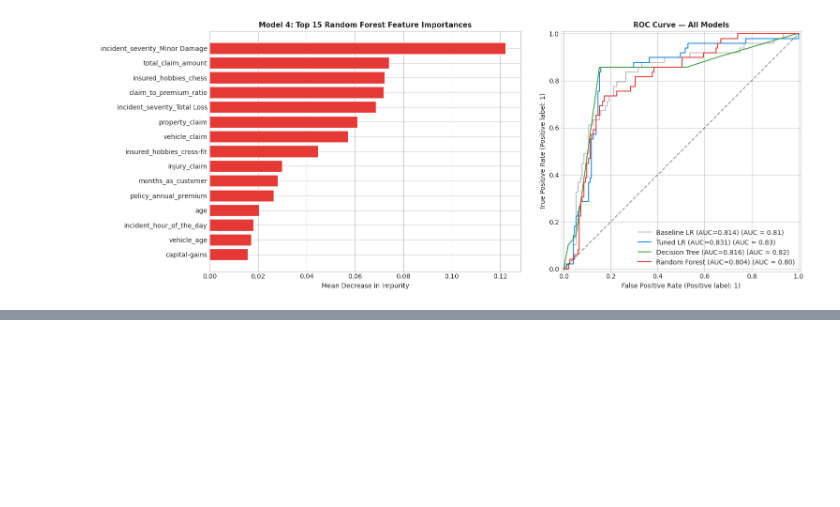
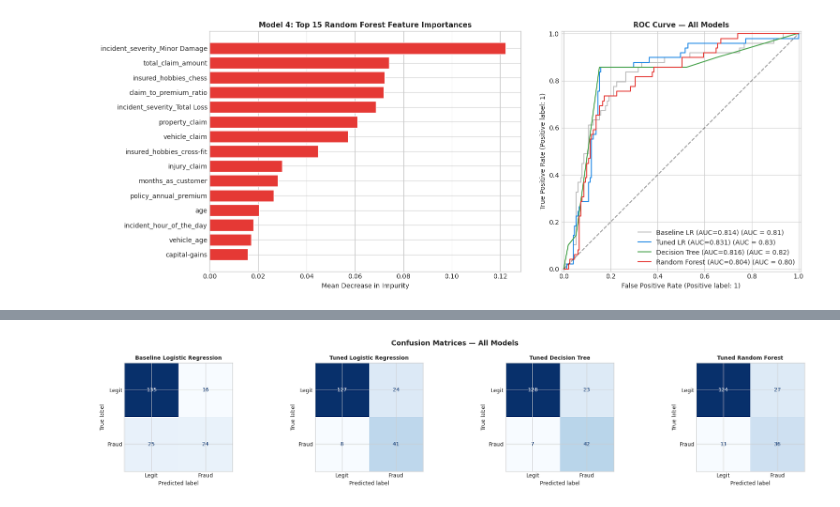
Before and after one commit to Alanmuchiri/Fraud-Detection-Analysis, a Jupyter notebook: main.ipynb, the cells around one changed output, grey strips where cells are left out. Saved outputs shown, nothing was run; the diff lists cells and outputs as text; code cells hidden in the pictures; blank space fills up the shorter version.

```diff
--- a/main.ipynb
+++ b/main.ipynb
@@ -783,0 +787,21 @@ plt.show()
+# %%
+# ── Summary table ────────────────────────────────────────────────
+summary = []
+for name, m in results_log.items():
+    summary.append({
+        'Model'         : name.split(': ')[1],
+        'Train Acc'     : f"{m['train_acc']:.4f}",
+        'Test Acc'      : f"{m['test_acc']:.4f}",
+        'Precision'     : f"{m['precision']:.4f}",
+        'Recall'        : f"{m['recall']:.4f}",
+        'F1-Score ★'   : f"{m['f1']:.4f}",
+        'ROC-AUC'       : f"{m['roc_auc']:.4f}",
+    })
+
+summary_df = pd.DataFrame(summary)
+print("=" * 90)
+print("MODEL COMPARISON SUMMARY")
+print("=" * 90)
+print(summary_df.to_string(index=False))
+print("=" * 90)
+summary_df
@@ -783,0 +857,16 @@ plt.show()
+# %%
+# ── Final confusion matrices for all four models ──────────────────
+fig, axes = plt.subplots(1, 4, figsize=(20, 4))
+model_items = list(results_log.items())
+
+for i, (name, m) in enumerate(model_items):
+    cm = confusion_matrix(y_test, m['test_pred'])
+    disp = ConfusionMatrixDisplay(cm, display_labels=['Legit', 'Fraud'])
+    disp.plot(ax=axes[i], colorbar=False, cmap='Blues')
+    axes[i].set_title(name.split(': ')[1], fontsize=10, fontweight='bold')
+
+plt.suptitle('Confusion Matrices — All Models', fontsize=13, fontweight='bold')
+plt.tight_layout()
+plt.show()
+# %% [output]
+[figure, added]
```
Also changed, not shown: parts of 3 cells of this notebook.
